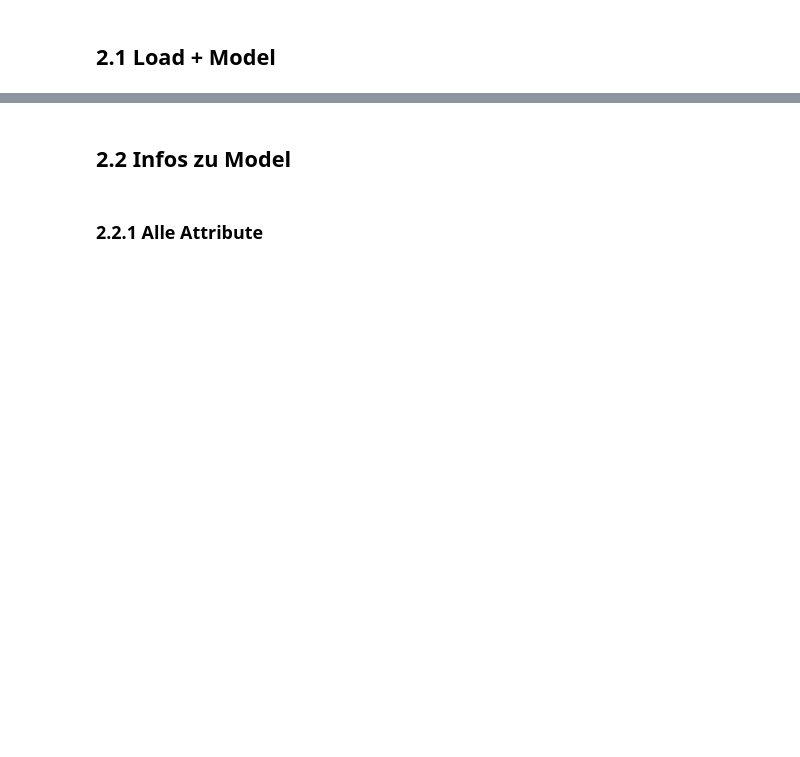
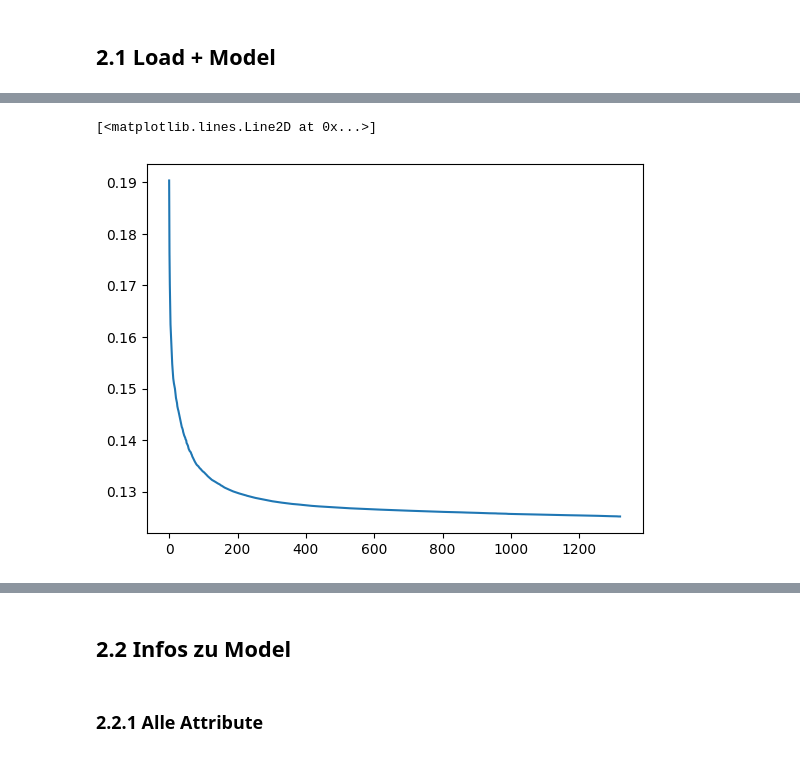
Before and after one commit to MaximilianVeitl/igann-it, a Jupyter notebook: igann_development.ipynb, the cells around one changed output, grey strips where cells are left out. Drawn from its saved outputs; the diff is of its cells as text; code cells hidden in the pictures; blank space fills up the shorter version.

Commit message:
dev_workbook visualizes now development of losses over time

```diff
--- a/igann_development.ipynb
+++ b/igann_development.ipynb
@@ -59,5 +62,5 @@ importlib.reload(igann)
 
 from igann import IGANN
 
-model = IGANN(task='regression')
+model = IGANN(task='regression', n_hid=10)
 model.fit(X, y)
@@ -63,0 +85,6 @@ model.fit(X, y)
+# %%
+# plot train loss
+plt.plot(model.train_losses)
+# %% [output]
+[<matplotlib.lines.Line2D at 0x...>]
+[figure, added]
```
Also changed, not shown: parts of 7 cells of this notebook.
